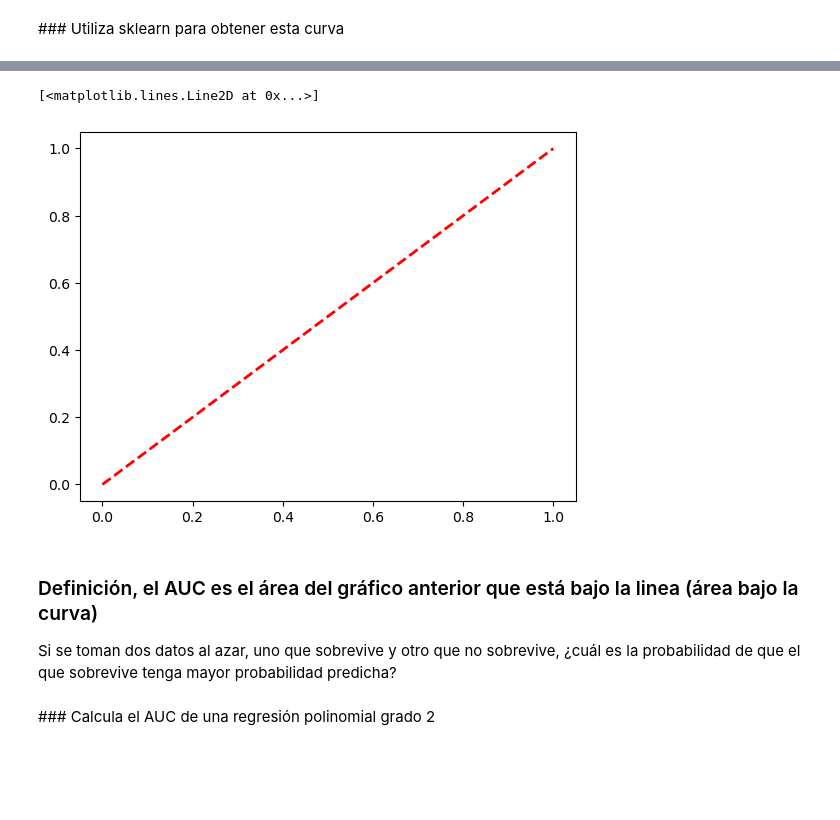
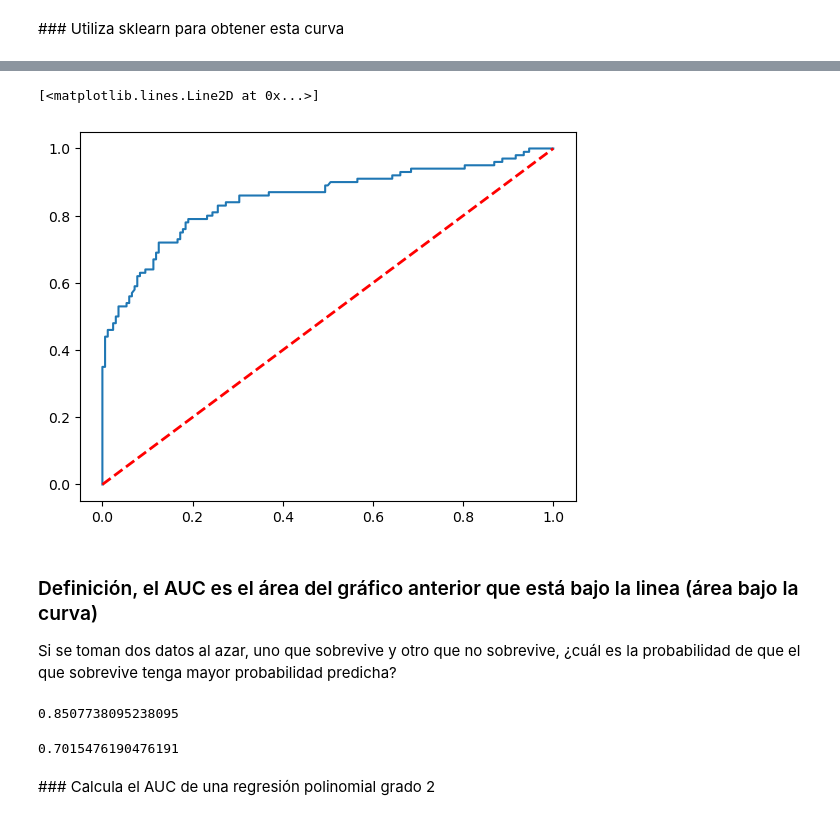
Before and after one commit to Rolando1708/Analisis_de_Aprendizaje_Estadistico, a Jupyter notebook: Parcial 2/AUC_sin_resolver.ipynb, the cells around one changed output, grey strips where cells are left out. Cells and saved outputs as stored; diff of their text form; code cells hidden in the pictures; blank space fills up the shorter version.

```diff
--- a/Parcial 2/AUC_sin_resolver.ipynb
+++ b/Parcial 2/AUC_sin_resolver.ipynb
@@ -174,3 +174,5 @@ plt.plot([0, 1], [0, 1], color='red', linestyle='--', lw=2, label='Clasificador
 ### Utiliza sklearn para obtener esta curva
 # %%
 from sklearn.metrics import roc_curve
+# %%
+fpr, fnp, scores = roc_curve(y_score=probabilidades, y_true=y_test)
@@ -177,14 +184,25 @@ from sklearn.metrics import roc_curve
 # %%
+plt.plot(fpr, fnp)
 plt.plot([0, 1], [0, 1], color='red', linestyle='--', lw=2, label='Clasificador aleatorio')
 # %% [output]
 [<matplotlib.lines.Line2D at 0x...>]
-[figure, old version]
+[figure, new version]
 # %% [markdown]
 ### Definición, el AUC es el área del gráfico anterior que está bajo la linea (área bajo la curva)
 
 Si se toman dos datos al azar, uno que sobrevive y otro que no sobrevive, ¿cuál es la probabilidad de que el que sobrevive tenga mayor probabilidad predicha?
 # %%
 from sklearn.metrics import roc_auc_score
+
+roc_auc_score(y_score=probabilidades, y_true=y_test)
+# %% [output]
+0.8507738095238095
+# %%
+## Gini = 2 * AUC - 1
+
+2*roc_auc_score(y_score=probabilidades, y_true=y_test) - 1
+# %% [output]
+0.7015476190476191
 # %% [markdown]
 ### Calcula el AUC de una regresión polinomial grado 2
 # %%
```
Also changed, not shown: parts of 4 cells of this notebook.
